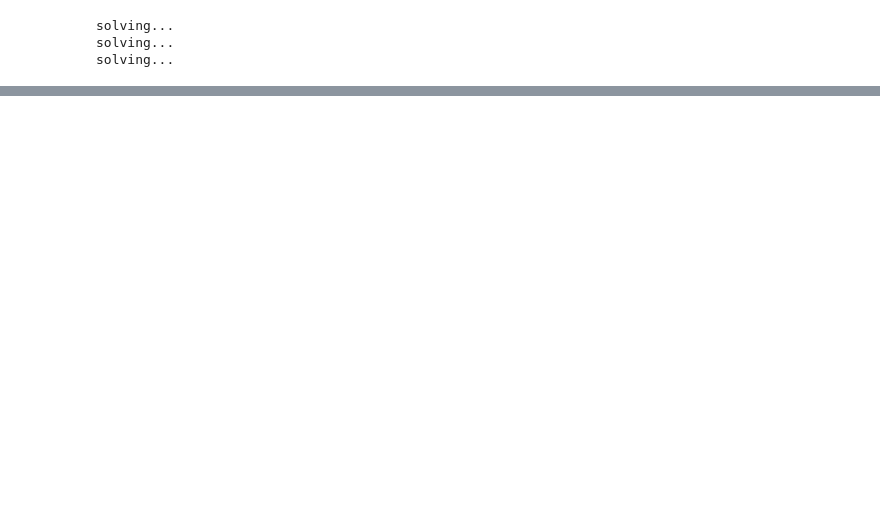
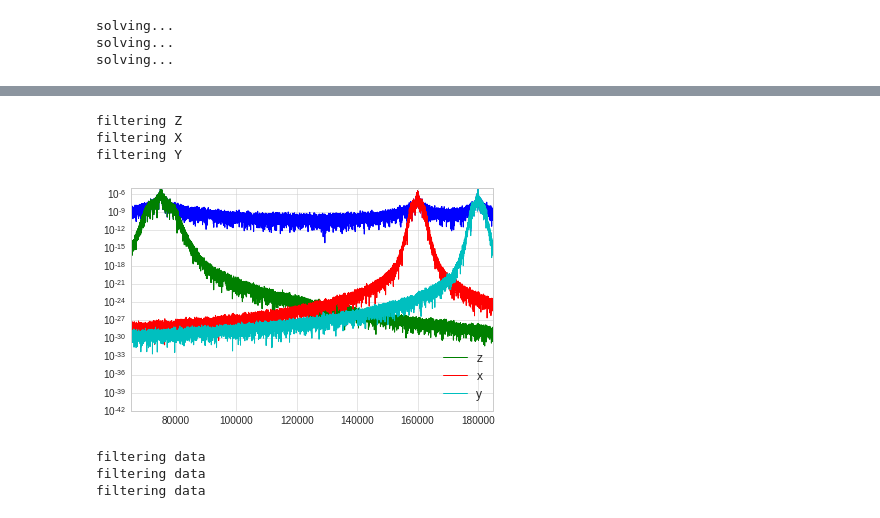
Before and after one commit to AshleySetter/optoanalysis, a Jupyter notebook: sim_data_usage_demo.ipynb, the cells around one changed output, grey strips where cells are left out. Saved outputs shown, nothing was run; the diff lists cells and outputs as text; code cells hidden in the pictures; blank space fills up the shorter version.

```diff
--- a/sim_data_usage_demo.ipynb
+++ b/sim_data_usage_demo.ipynb
@@ -19,0 +29,15 @@ ax.plot(dat.sde_solvers[2].tArray, dat.sde_solvers[2].q)
+# %%
+z, x, y, t, fig, ax = dat.extract_ZXY_motion([75e3, 160e3, 180e3], 3e3, [10e3, 5e3, 5e3], subSampleFraction=2)
+# %% [output]
+filtering Z
+filtering X
+filtering Y
+[figure, added]
+# %%
+t, z, vz = dat.calc_phase_space(75e3, ConvFactor, FractionOfSampleFreq=2)
+t, x, vx = dat.calc_phase_space(160e3, ConvFactor, FractionOfSampleFreq=2)
+t, y, vy = dat.calc_phase_space(180e3, ConvFactor, FractionOfSampleFreq=2)
+# %% [output]
+filtering data
+filtering data
+filtering data
```
Also changed, not shown: parts of 14 cells of this notebook.
